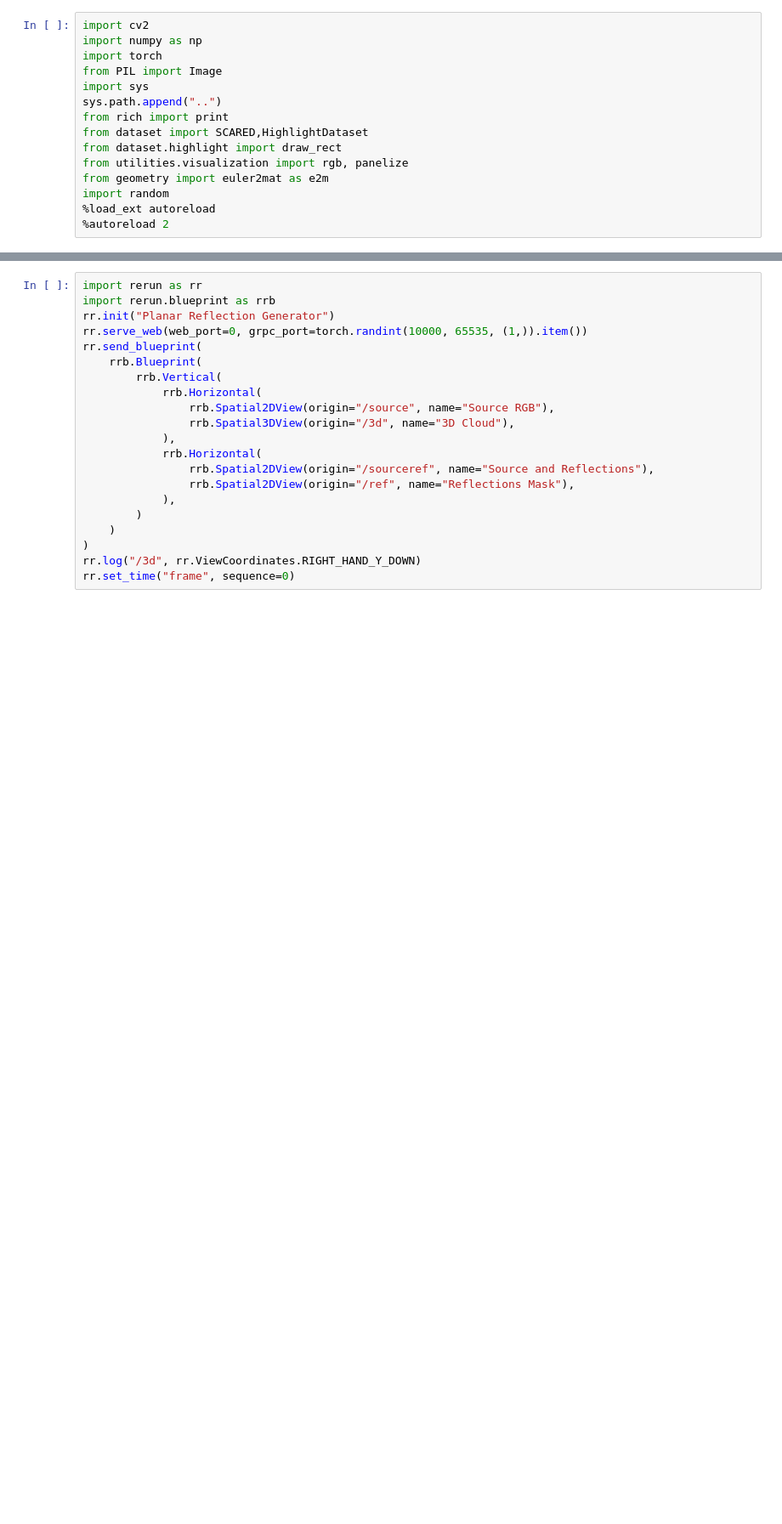
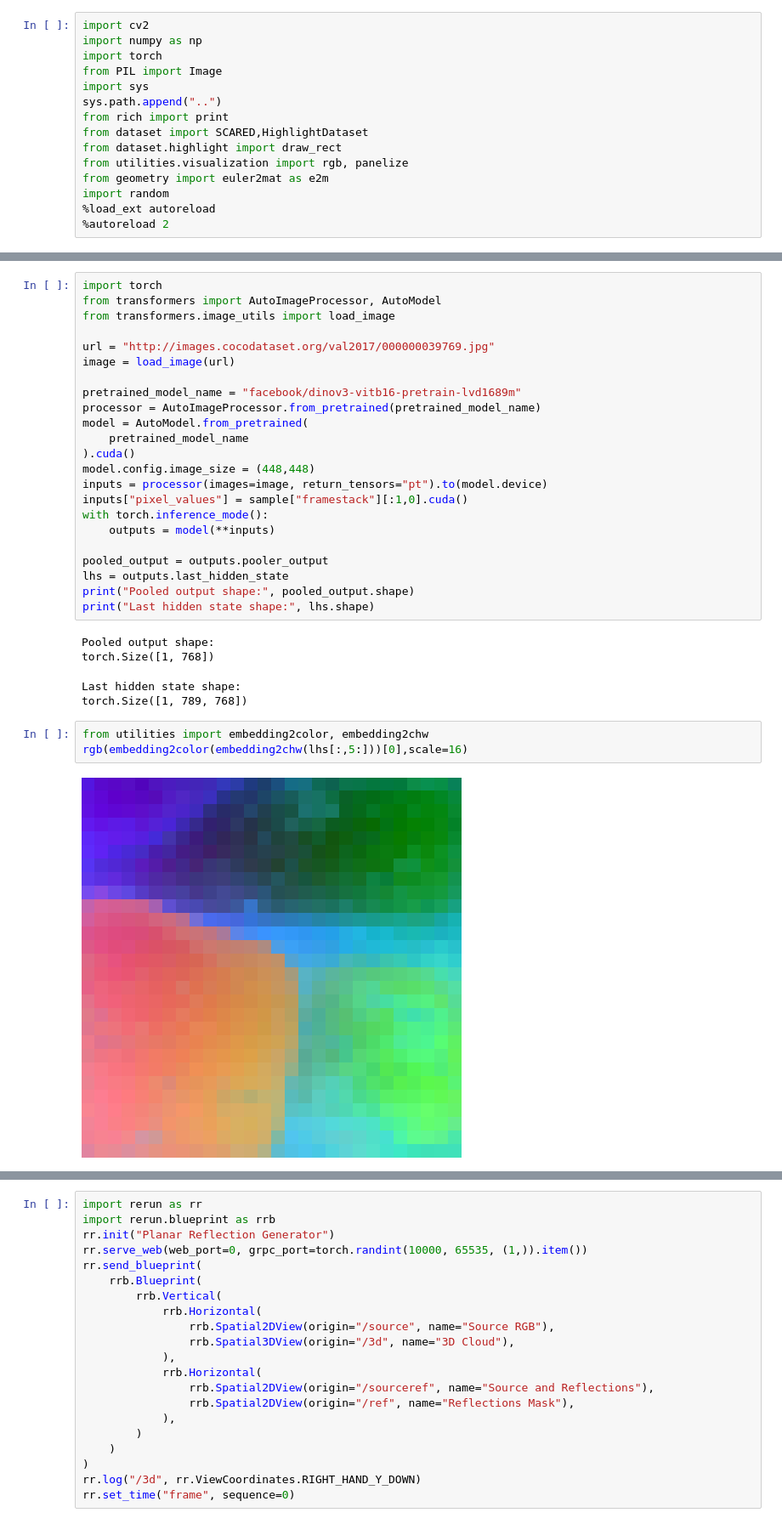
Before and after one commit to alberto-rota/UnReflectAnything, a Jupyter notebook: sandboxes/virtual_highlights.ipynb, the cells around one changed output, grey strips where cells are left out. Shown at 85% size. Drawn from its saved outputs; the diff is of its cells as text; blank space fills up the shorter version.

Commit message:
Add complete SCRREAM; Introducing DINOv3 as feature extr; autoencoder training

```diff
--- a/sandboxes/virtual_highlights.ipynb
+++ b/sandboxes/virtual_highlights.ipynb
@@ -92,0 +94,33 @@ Percentage of highlighted pixels in output: 0.4750569760799408%
+# %%
+import torch
+from transformers import AutoImageProcessor, AutoModel
+from transformers.image_utils import load_image
+
+url = "http://images.cocodataset.org/val2017/000000039769.jpg"
+image = load_image(url)
+
+pretrained_model_name = "facebook/dinov3-vitb16-pretrain-lvd1689m"
+processor = AutoImageProcessor.from_pretrained(pretrained_model_name)
+model = AutoModel.from_pretrained(
+    pretrained_model_name
+).cuda()
+model.config.image_size = (448,448)
+inputs = processor(images=image, return_tensors="pt").to(model.device)
+inputs["pixel_values"] = sample["framestack"][:1,0].cuda()
+with torch.inference_mode():
+    outputs = model(**inputs)
+
+pooled_output = outputs.pooler_output
+lhs = outputs.last_hidden_state
+print("Pooled output shape:", pooled_output.shape)
+print("Last hidden state shape:", lhs.shape)
+# %% [output]
+Pooled output shape:
+torch.Size([1, 768])
+Last hidden state shape:
+torch.Size([1, 789, 768])
+# %%
+from utilities import embedding2color, embedding2chw
+rgb(embedding2color(embedding2chw(lhs[:,5:]))[0],scale=16)
+# %% [output]
+[figure, added]
```
Also changed, not shown: parts of 12 cells of this notebook, 12 other files.
